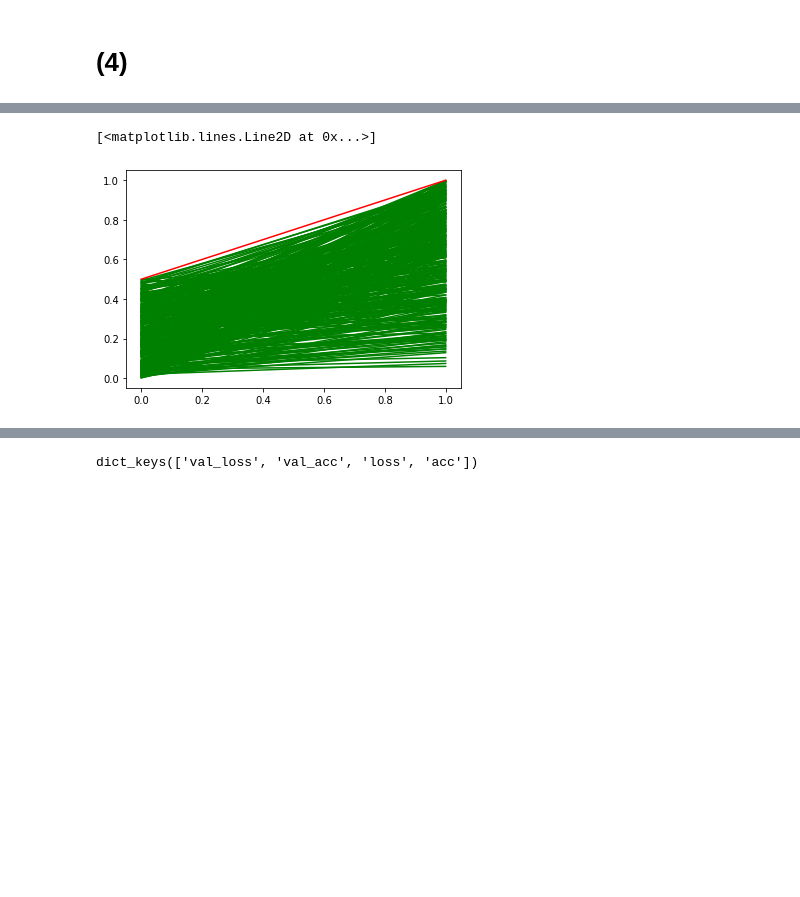
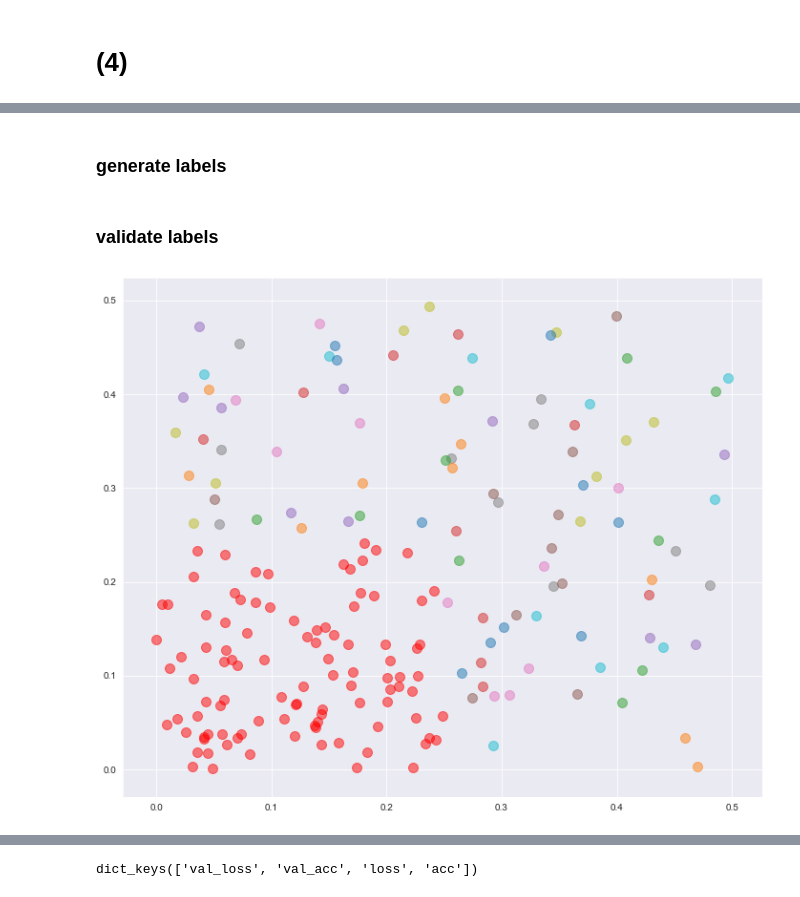
Before and after one commit to m0tela01/DeepLearning, a Jupyter notebook: HW1/assignment1.ipynb, the cells around one changed output, grey strips where cells are left out. Drawn from its saved outputs; the diff is of its cells as text; code cells hidden in the pictures; blank space fills up the shorter version.

```diff
--- a/HW1/assignment1.ipynb
+++ b/HW1/assignment1.ipynb
@@ -209,3 +247,5 @@ plt.show()
+# %% [markdown]
+### generate labels
 # %%
 labels = []
 ones = []
@@ -223,16 +258,17 @@ for i in range(len(dataset)):
     else:
         labels.append(0)
         zeros.append(i)
-# %%
-elements = zeros
-
-for index, key in enumerate(elements):
-    a1 = dataset[key][0] * slope + dataset[key][1]
-    plt.plot(slope, a1, 'g')
-plt.plot(slope, a, 'r')
-# %% [output]
-[<matplotlib.lines.Line2D at 0x...>]
-[figure, removed]
+# %% [markdown]
+### validate labels
+# %%
+plt.figure(figsize=(12,10))
+for i,v in enumerate(labels):
+    if labels[i] == 1:
+        plt.scatter(dataset[i][0], dataset[i][1], c='r', s=100, alpha=0.5)
+    else:
+        plt.scatter(dataset[i][0], dataset[i][1], s=100, alpha=0.5)
+# %% [output]
+[figure, added]
 # %%
 x_train = dataset[:160]
 y_train = labels[:160]
```
Also changed, not shown: parts of 53 cells of this notebook.
